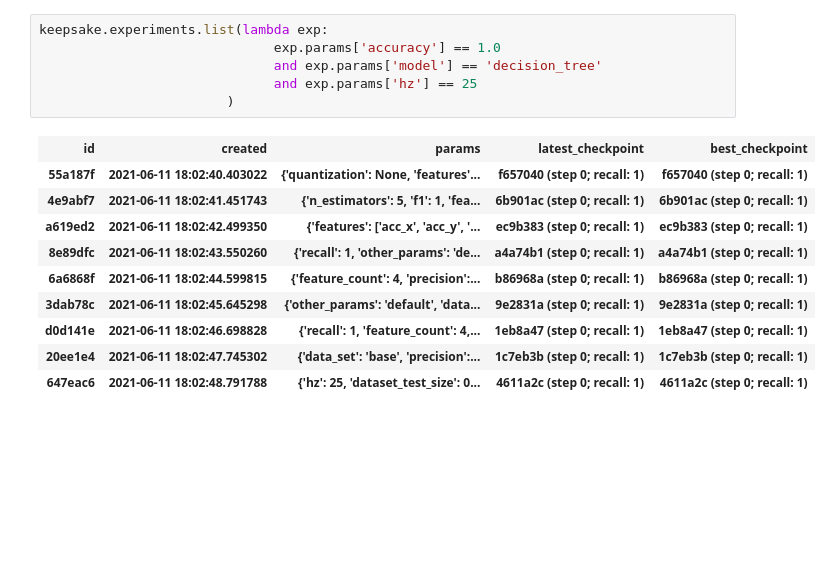
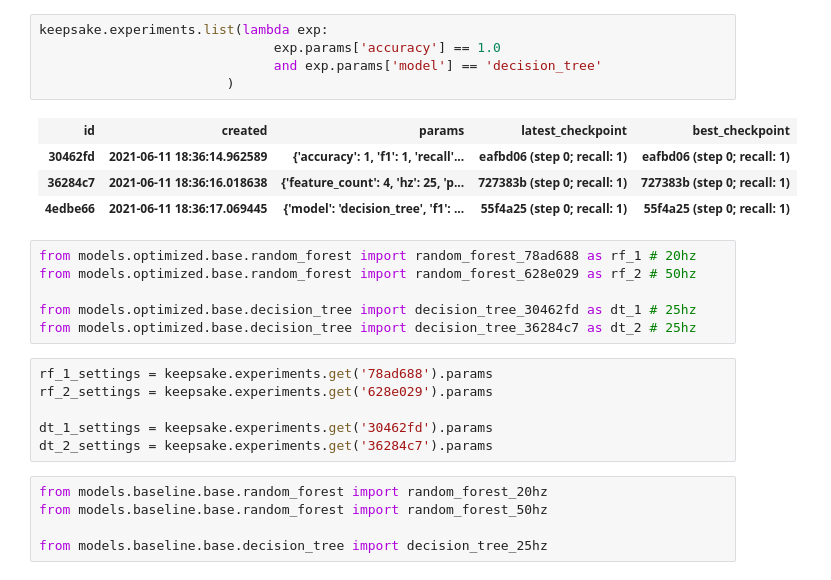
Before and after one commit to tkeyo/tinyml-esp-data, a Jupyter notebook: 6-optimized-model-validation.ipynb, the cells around one changed output. Drawn from its saved outputs; the diff is of its cells as text; blank space fills up the shorter version.

Commit message:
validation on optimized models

```diff
--- a/6-optimized-model-validation.ipynb
+++ b/6-optimized-model-validation.ipynb
@@ -14,17 +30,27 @@ keepsake.experiments.list(lambda exp:
 # %%
 keepsake.experiments.list(lambda exp:
                               exp.params['accuracy'] == 1.0
                               and exp.params['model'] == 'decision_tree'
-                              and exp.params['hz'] == 25
                         )
 # %% [output]
 | id | created | params | latest_checkpoint | best_checkpoint |
-| 55a187f | 2021-06-11 18:02:40.403022 | {'quantization': None, 'features'... | f657040 (step 0; recall: 1) | f657040 (step 0; recall: 1) |
-| 4e9abf7 | 2021-06-11 18:02:41.451743 | {'n_estimators': 5, 'f1': 1, 'fea... | 6b901ac (step 0; recall: 1) | 6b901ac (step 0; recall: 1) |
-| a619ed2 | 2021-06-11 18:02:42.499350 | {'features': ['acc_x', 'acc_y', '... | ec9b383 (step 0; recall: 1) | ec9b383 (step 0; recall: 1) |
-| 8e89dfc | 2021-06-11 18:02:43.550260 | {'recall': 1, 'other_params': 'de... | a4a74b1 (step 0; recall: 1) | a4a74b1 (step 0; recall: 1) |
-| 6a6868f | 2021-06-11 18:02:44.599815 | {'feature_count': 4, 'precision':... | b86968a (step 0; recall: 1) | b86968a (step 0; recall: 1) |
-| 3dab78c | 2021-06-11 18:02:45.645298 | {'other_params': 'default', 'data... | 9e2831a (step 0; recall: 1) | 9e2831a (step 0; recall: 1) |
-| d0d141e | 2021-06-11 18:02:46.698828 | {'recall': 1, 'feature_count': 4,... | 1eb8a47 (step 0; recall: 1) | 1eb8a47 (step 0; recall: 1) |
-| 20ee1e4 | 2021-06-11 18:02:47.745302 | {'data_set': 'base', 'precision':... | 1c7eb3b (step 0; recall: 1) | 1c7eb3b (step 0; recall: 1) |
-| 647eac6 | 2021-06-11 18:02:48.791788 | {'hz': 25, 'dataset_test_size': 0... | 4611a2c (step 0; recall: 1) | 4611a2c (step 0; recall: 1) |
+| 30462fd | 2021-06-11 18:36:14.962589 | {'accuracy': 1, 'f1': 1, 'recall'... | eafbd06 (step 0; recall: 1) | eafbd06 (step 0; recall: 1) |
+| 36284c7 | 2021-06-11 18:36:16.018638 | {'feature_count': 4, 'hz': 25, 'p... | 727383b (step 0; recall: 1) | 727383b (step 0; recall: 1) |
+| 4edbe66 | 2021-06-11 18:36:17.069445 | {'model': 'decision_tree', 'f1': ... | 55f4a25 (step 0; recall: 1) | 55f4a25 (step 0; recall: 1) |
+# %%
+from models.optimized.base.random_forest import random_forest_78ad688 as rf_1 # 20hz
+from models.optimized.base.random_forest import random_forest_628e029 as rf_2 # 50hz
+
+from models.optimized.base.decision_tree import decision_tree_30462fd as dt_1 # 25hz
+from models.optimized.base.decision_tree import decision_tree_36284c7 as dt_2 # 25hz
+# %%
+rf_1_settings = keepsake.experiments.get('78ad688').params
+rf_2_settings = keepsake.experiments.get('628e029').params
+
+dt_1_settings = keepsake.experiments.get('30462fd').params
+dt_2_settings = keepsake.experiments.get('36284c7').params
+# %%
+from models.baseline.base.random_forest import random_forest_20hz
+from models.baseline.base.random_forest import random_forest_50hz
+
+from models.baseline.base.decision_tree import decision_tree_25hz
```
Also changed, not shown: parts of 5 cells of this notebook, 51 other files.
